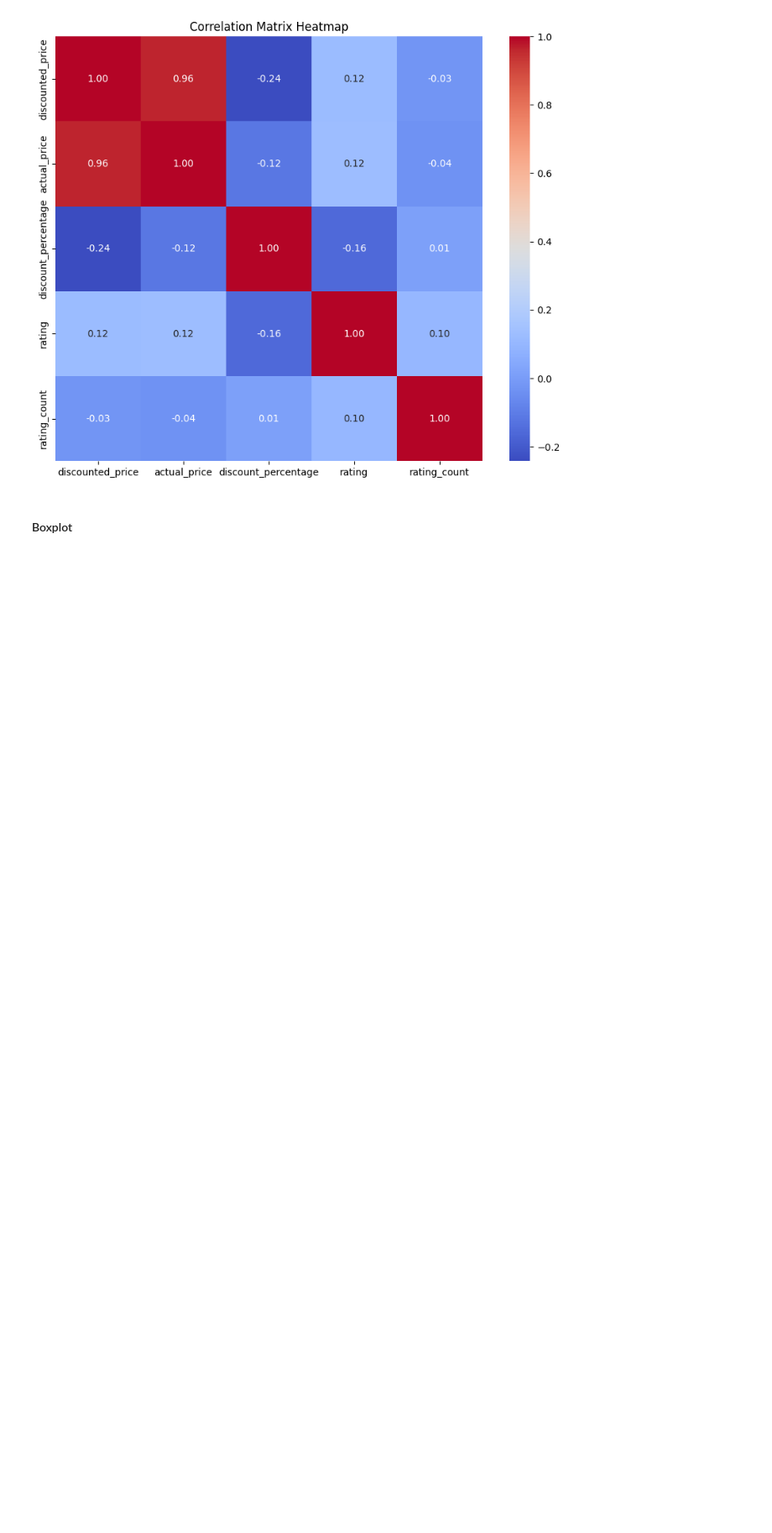
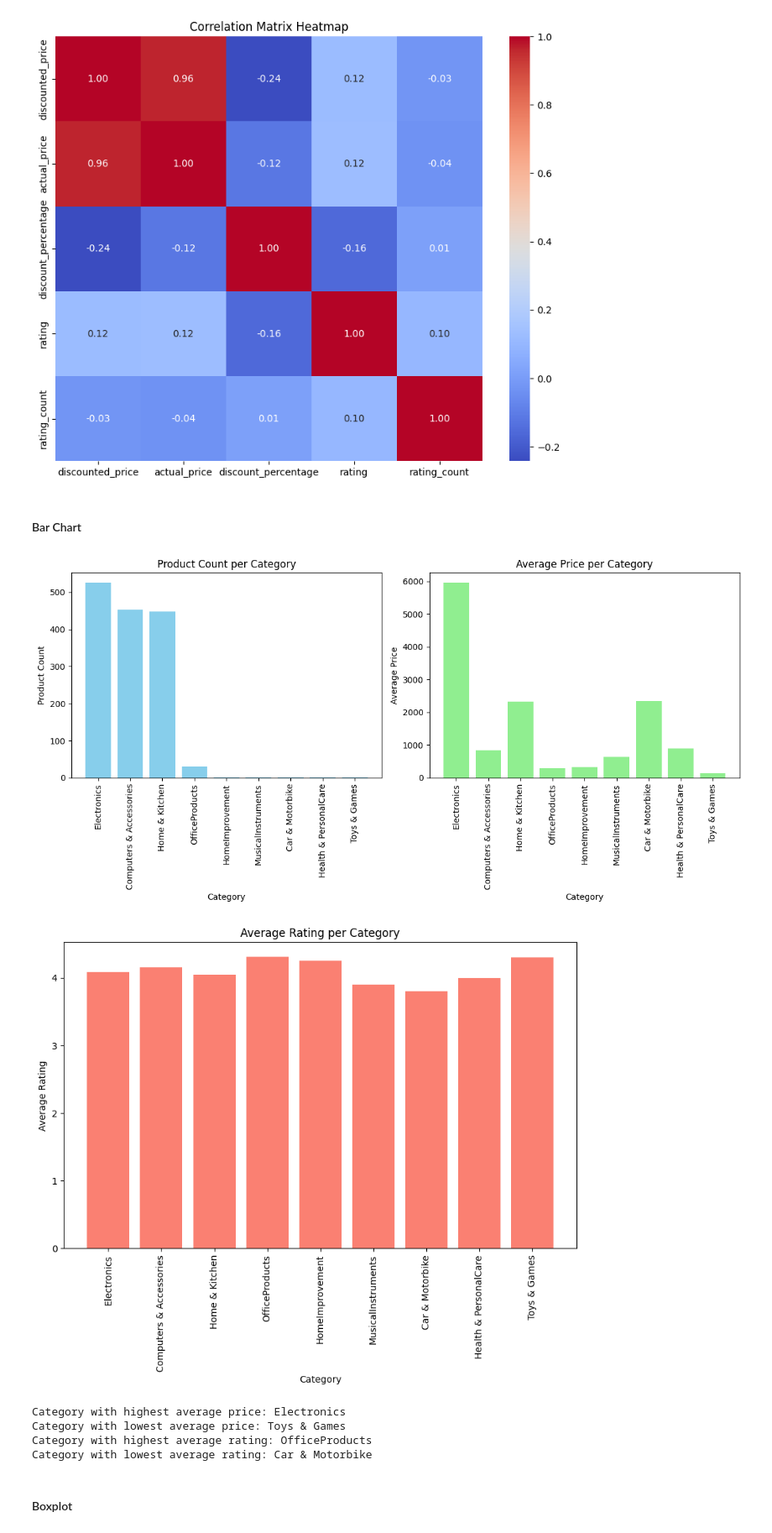
Before and after one commit to krittika2101/SC1015--Amazon-Sales-Recommendation-System, a Jupyter notebook: Amazon_Sales_Recommendation_System.ipynb, the cells around one changed output. Shown: that part at 84% size. Saved outputs shown, nothing was run; the diff lists cells and outputs as text; code cells hidden in the pictures; blank space fills up the shorter version.

```diff
--- a/Amazon_Sales_Recommendation_System.ipynb
+++ b/Amazon_Sales_Recommendation_System.ipynb
@@ -303,6 +303,69 @@ plt.title('Correlation Matrix Heatmap')
 plt.show()
 # %% [output]
 [figure]
+# %% [markdown]
+#### Bar Chart
+# %%
+# Calculate count, average price, and average rating for each category
+category_stats = amazon_sales_updated.groupby('category_1').agg({
+    'product_id': 'count',
+    'discounted_price': 'mean',
+    'rating': 'mean'
+}).reset_index()
+
+# Sort categories by count of products
+category_stats = category_stats.sort_values(by='product_id', ascending=False)
+
+# Plotting
+plt.figure(figsize=(12, 6))
+
+# Bar chart for product count per category
+plt.subplot(1, 2, 1)
+plt.bar(category_stats['category_1'], category_stats['product_id'], color='skyblue')
+plt.title('Product Count per Category')
+plt.xlabel('Category')
+plt.ylabel('Product Count')
+plt.xticks(rotation=90)
+
+# Bar chart for average price per category
+plt.subplot(1, 2, 2)
+plt.bar(category_stats['category_1'], category_stats['discounted_price'], color='lightgreen')
+plt.title('Average Price per Category')
+plt.xlabel('Category')
+plt.ylabel('Average Price')
+plt.xticks(rotation=90)
+
+plt.tight_layout()
+plt.show()
+
+# Plotting average rating per category
+plt.figure(figsize=(10, 6))
+plt.bar(category_stats['category_1'], category_stats['rating'], color='salmon')
+plt.title('Average Rating per Category')
+plt.xlabel('Category')
+plt.ylabel('Average Rating')
+plt.xticks(rotation=90)
+plt.show()
+
+# Find category with highest and lowest average prices and ratings
+highest_avg_price_category = category_stats.loc[category_stats['discounted_price'].idxmax()]
+lowest_avg_price_category = category_stats.loc[category_stats['discounted_price'].idxmin()]
+
+highest_avg_rating_category = category_stats.loc[category_stats['rating'].idxmax()]
+lowest_avg_rating_category = category_stats.loc[category_stats['rating'].idxmin()]
+
+print("Category with highest average price:", highest_avg_price_category['category_1'])
+print("Category with lowest average price:", lowest_avg_price_category['category_1'])
+
+print("Category with highest average rating:", highest_avg_rating_category['category_1'])
+print("Category with lowest average rating:", lowest_avg_rating_category['category_1'])
+# %% [output]
+[figure, added]
+[figure, added]
+Category with highest average price: Electronics
+Category with lowest average price: Toys & Games
+Category with highest average rating: OfficeProducts
+Category with lowest average rating: Car & Motorbike
 # %% [markdown]
 #### Boxplot
 # %% [markdown]
```
